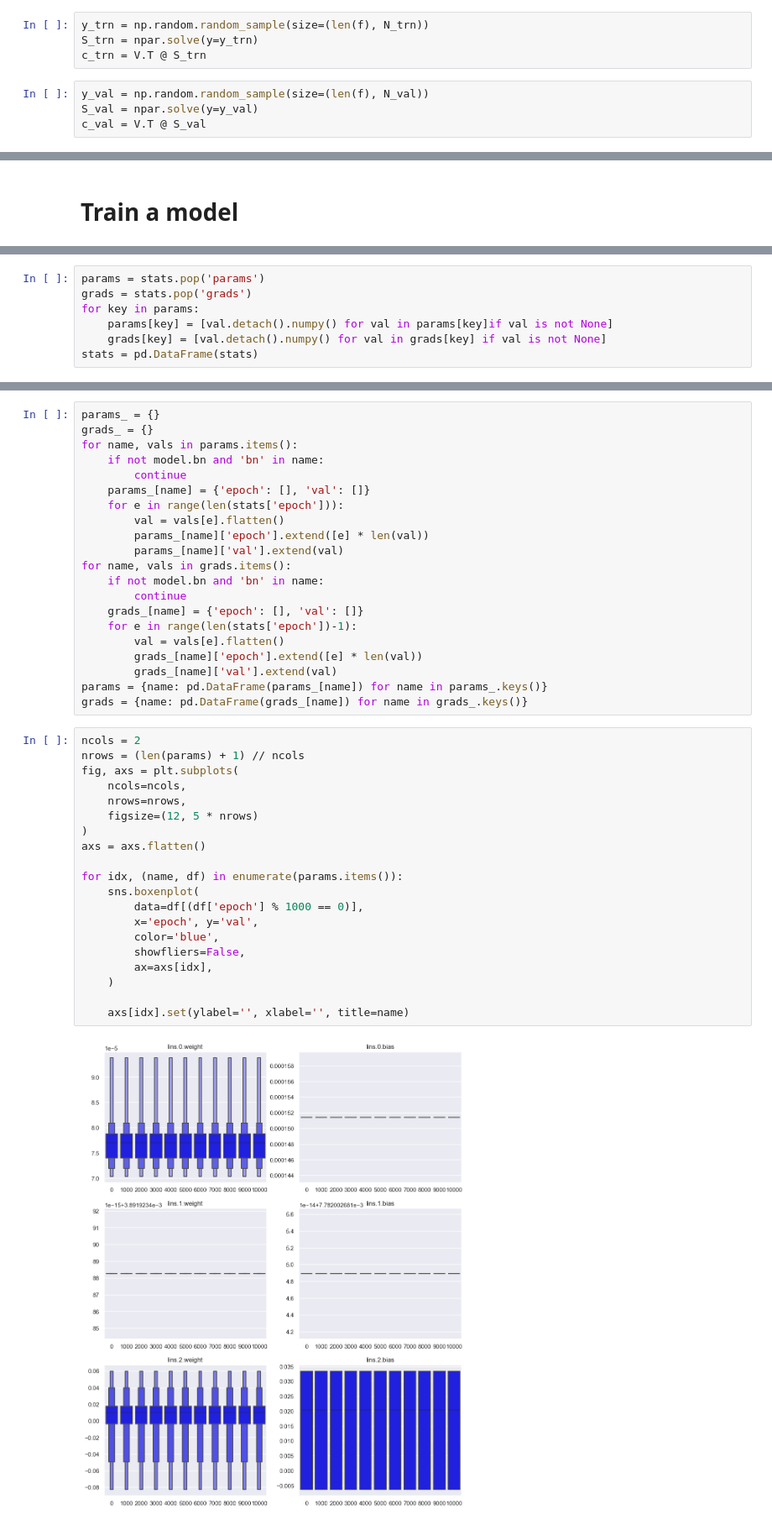
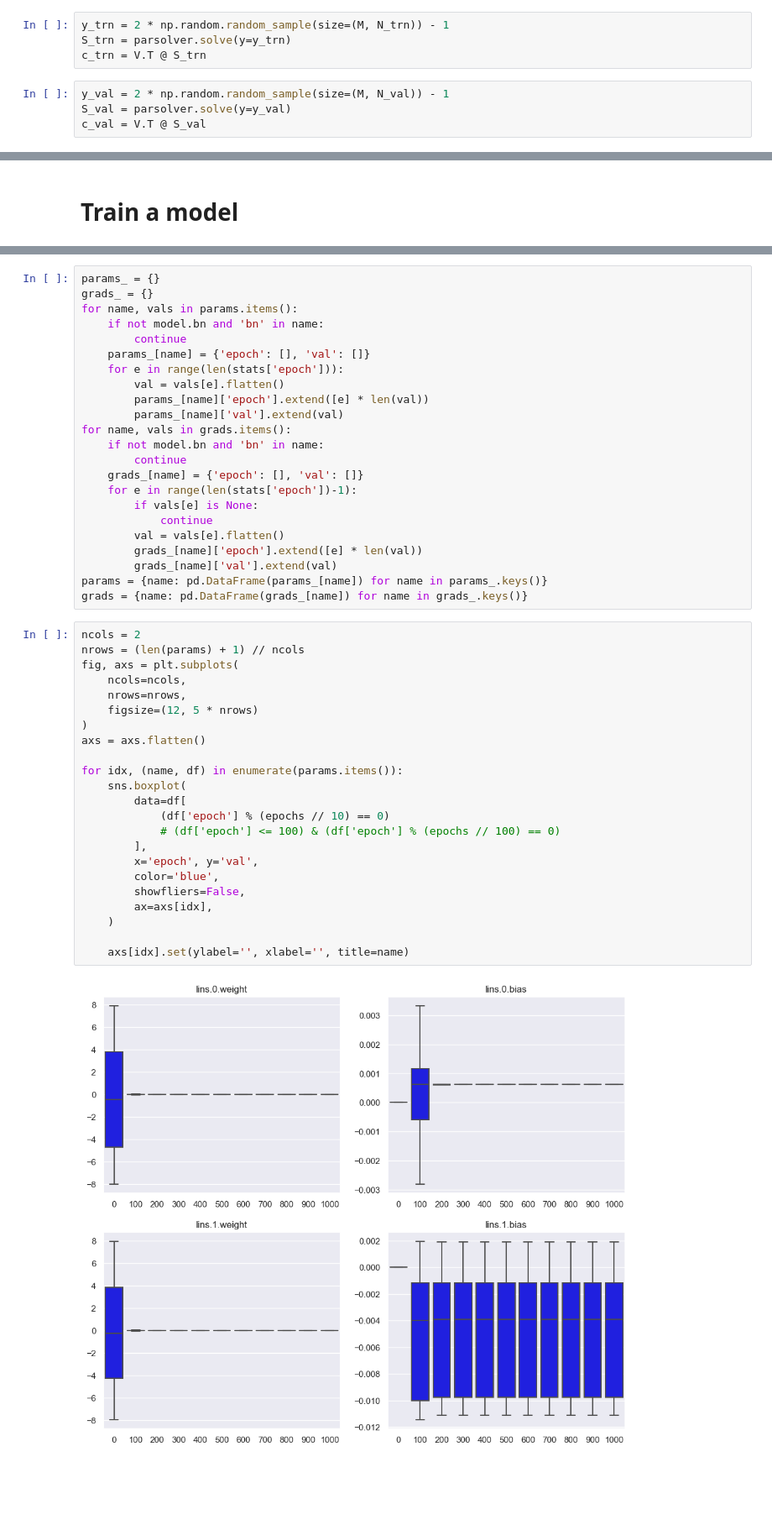
Before and after one commit to sprmsv/POD-NN, a Jupyter notebook: experiments.ipynb, the cells around one changed output, grey strips where cells are left out. Shown at 84% size. Saved outputs shown, nothing was run; the diff lists cells and outputs as text; blank space fills up the shorter version.

```diff
--- a/experiments.ipynb
+++ b/experiments.ipynb
@@ -113,12 +111,12 @@ plot_bases(S=V, bases=solver.bases)
 # %% [markdown]
 # Generate train and validation data
 # %%
-y_trn = np.random.random_sample(size=(len(f), N_trn))
-S_trn = npar.solve(y=y_trn)
+y_trn = 2 * np.random.random_sample(size=(M, N_trn)) - 1
+S_trn = parsolver.solve(y=y_trn)
 c_trn = V.T @ S_trn
 # %%
-y_val = np.random.random_sample(size=(len(f), N_val))
-S_val = npar.solve(y=y_val)
+y_val = 2 * np.random.random_sample(size=(M, N_val)) - 1
+S_val = parsolver.solve(y=y_val)
 c_val = V.T @ S_val
 # %%
 fig, axs = plt.subplots(nrows=1, ncols=2, sharey=True, figsize=(10, 5))
@@ -192,7 +203,0 @@ MLP with 1002 parameters
-# %%
-params = stats.pop('params')
-grads = stats.pop('grads')
-for key in params:
-    params[key] = [val.detach().numpy() for val in params[key]if val is not None]
-    grads[key] = [val.detach().numpy() for val in grads[key] if val is not None]
-stats = pd.DataFrame(stats)
@@ -223,6 +219,8 @@ for name, vals in grads.items():
         continue
     grads_[name] = {'epoch': [], 'val': []}
     for e in range(len(stats['epoch'])-1):
+        if vals[e] is None:
+            continue
         val = vals[e].flatten()
         grads_[name]['epoch'].extend([e] * len(val))
         grads_[name]['val'].extend(val)
@@ -231,25 +229,28 @@ grads = {name: pd.DataFrame(grads_[name]) for name in grads_.keys()}
 # %%
 ncols = 2
 nrows = (len(params) + 1) // ncols
 fig, axs = plt.subplots(
     ncols=ncols,
     nrows=nrows,
     figsize=(12, 5 * nrows)
 )
 axs = axs.flatten()
 
 for idx, (name, df) in enumerate(params.items()):
-    sns.boxenplot(
-        data=df[(df['epoch'] % 1000 == 0)],
+    sns.boxplot(
+        data=df[
+            (df['epoch'] % (epochs // 10) == 0)
+            # (df['epoch'] <= 100) & (df['epoch'] % (epochs // 100) == 0)
+        ],
         x='epoch', y='val',
         color='blue',
         showfliers=False,
         ax=axs[idx],
     )
 
     axs[idx].set(ylabel='', xlabel='', title=name)
 # %% [output]
-[figure, old version]
+[figure, new version]
 # %%
 ncols = 2
 nrows = (len(grads) + 1) // ncols
```
Also changed, not shown: parts of 12 cells of this notebook, 2 other files.
